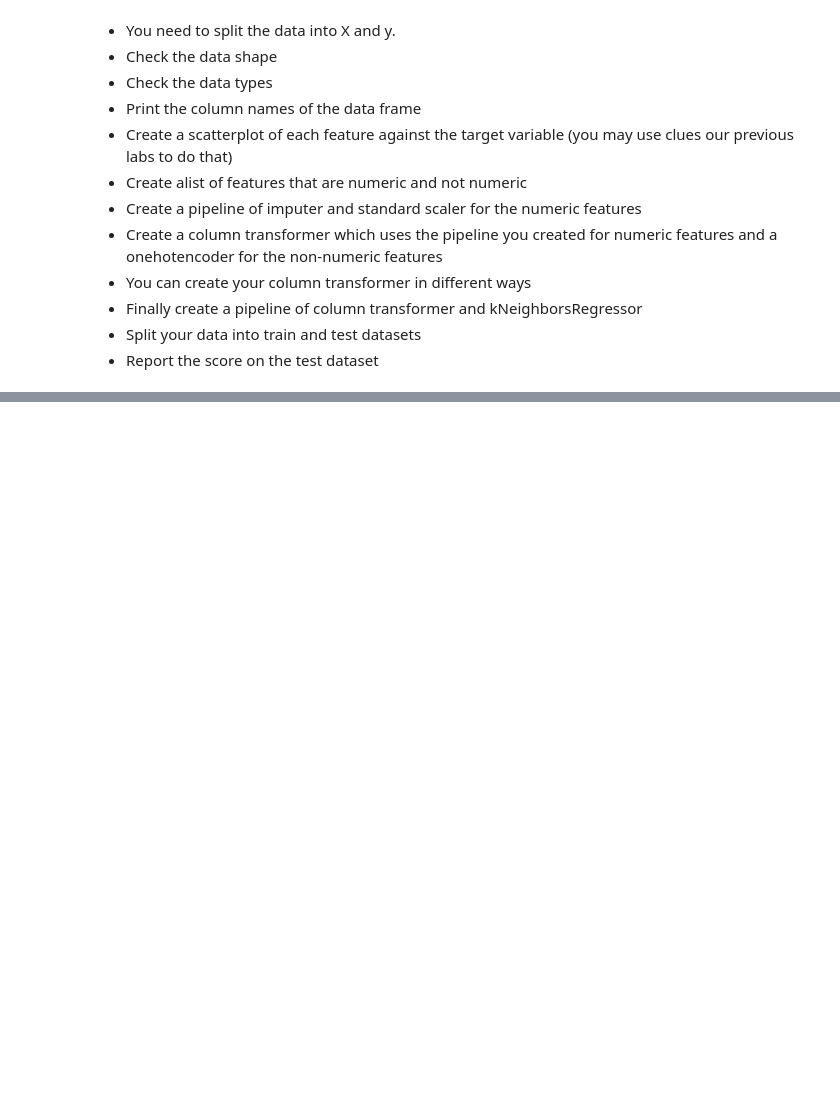
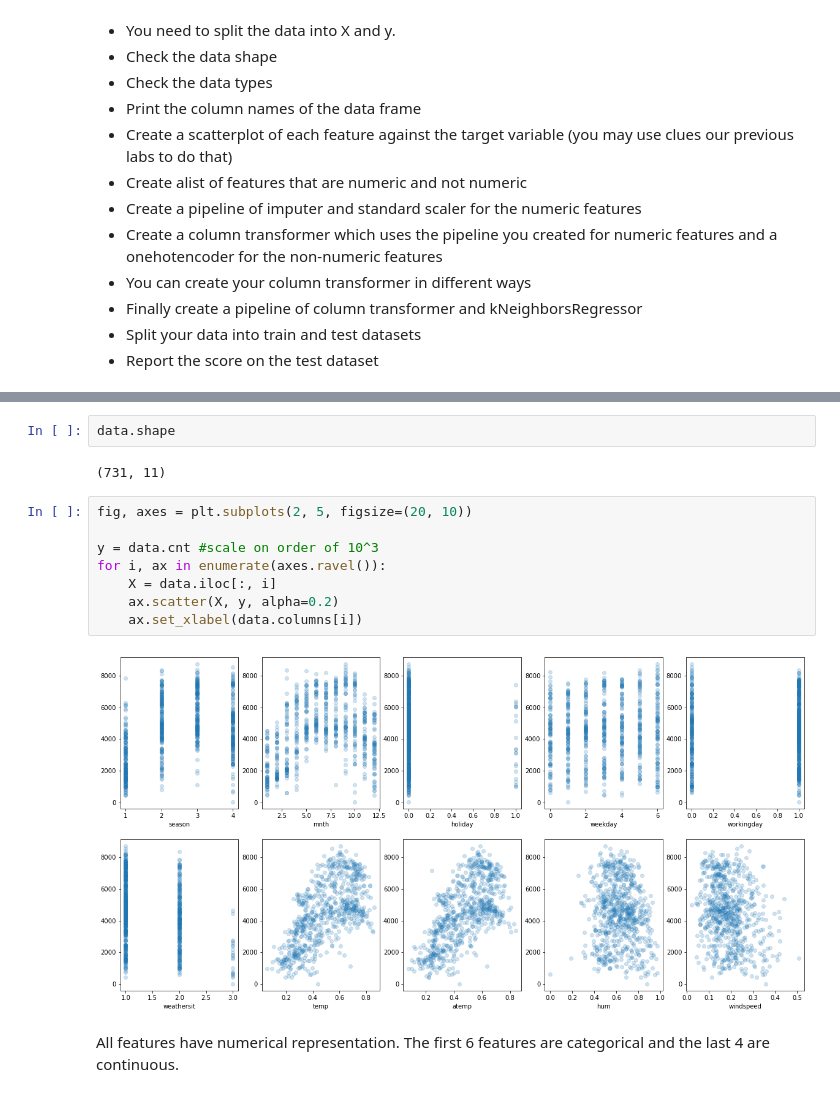
Before and after one commit to rfryrice/data-science, a Jupyter notebook: Week 6 ML2-A3.ipynb, the cells around one changed output, grey strips where cells are left out. Saved outputs shown, nothing was run; the diff lists cells and outputs as text; blank space fills up the shorter version.

```diff
--- a/Week 6 ML2-A3.ipynb
+++ b/Week 6 ML2-A3.ipynb
@@ -76,0 +100,16 @@ data = pd.read_csv('datasets/bike_day_raw.csv')
+# %%
+data.shape
+# %% [output]
+(731, 11)
+# %%
+fig, axes = plt.subplots(2, 5, figsize=(20, 10))
+
+y = data.cnt #scale on order of 10^3
+for i, ax in enumerate(axes.ravel()):
+    X = data.iloc[:, i]
+    ax.scatter(X, y, alpha=0.2)
+    ax.set_xlabel(data.columns[i])
+# %% [output]
+[figure, added]
+# %% [markdown]
+All features have numerical representation. The first 6 features are categorical and the last 4 are continuous.
```
Also changed, not shown: parts of 5 cells of this notebook.
